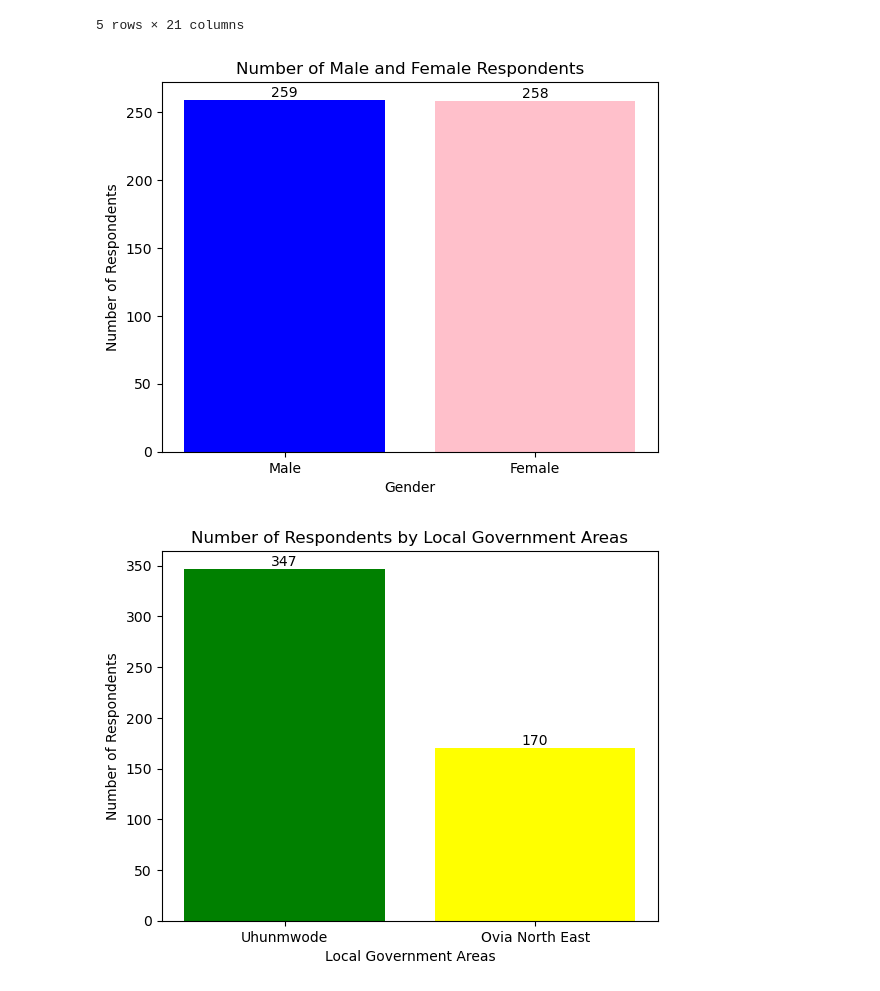
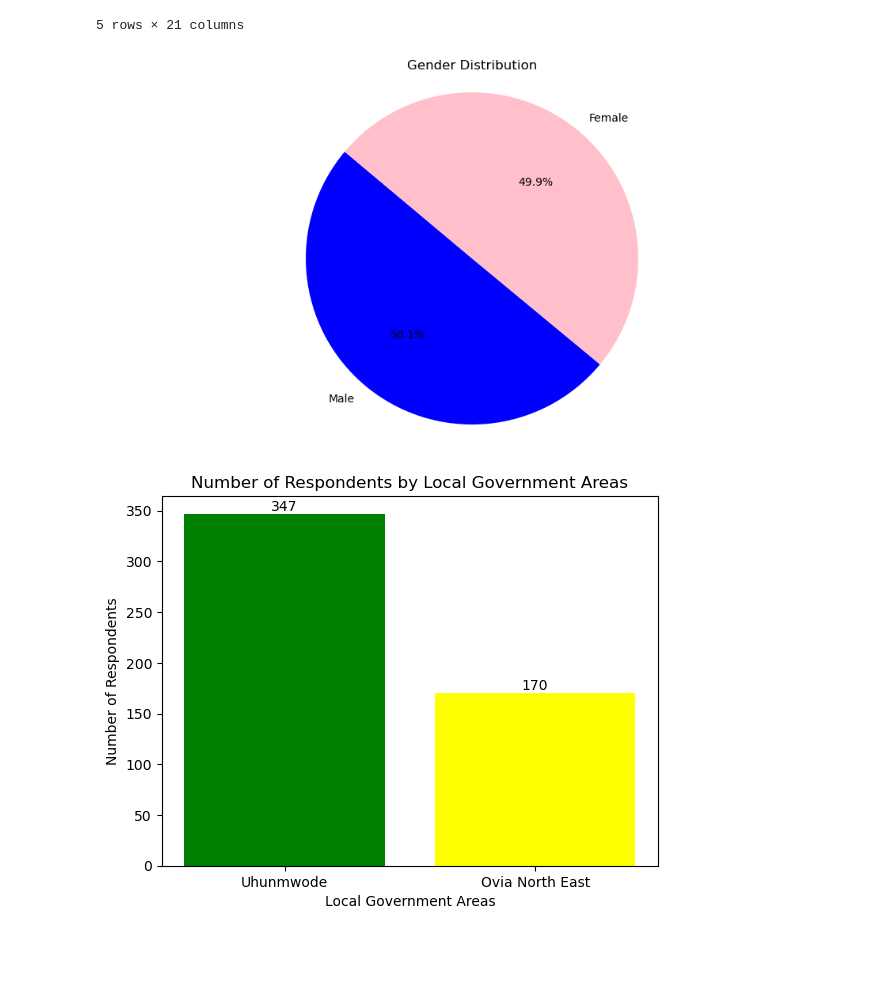
Before and after one commit to amadasunese/GPI_integrated_Project_Baseline_Survey, a Jupyter notebook: survey_data_analysis.ipynb, the cells around one changed output. Saved outputs shown, nothing was run; the diff lists cells and outputs as text; code cells hidden in the pictures; blank space fills up the shorter version.

```diff
--- a/survey_data_analysis.ipynb
+++ b/survey_data_analysis.ipynb
@@ -20,32 +23,52 @@ survey_response.head()
 | 4 | Female | Ovia North East | Oluku | 31 and Above | Christianity | Edo | ... |
 5 rows × 21 columns
 # %%
-import pandas as pd
-import matplotlib.pyplot as plt
+# import pandas as pd
+# import matplotlib.pyplot as plt
 
-# Sample DataFrame
-survey_response = pd.read_csv('survey.csv')
+# # Sample DataFrame
+# survey_response = pd.read_csv('survey.csv')
+
+# # Count the number of males and females
+# gender_counts = survey_response['Sex'].value_counts()
+
+# # Create a bar plot
+# bars = plt.bar(gender_counts.index, gender_counts.values, color=['blue', 'pink'])
+
+# # Add labels and title
+# plt.xlabel('Gender')
+# plt.ylabel('Number of Respondents')
+# plt.title('Number of Male and Female Respondents')
+
+# # Add data labels to the bars
+# for bar in bars:
+#     yval = bar.get_height()
+#     plt.text(bar.get_x() + bar.get_width()/2, yval, round(yval, 2), ha='center', va='bottom', color='black')
+
+# # Show the graph
+# plt.show()
 
 # Count the number of males and females
 gender_counts = survey_response['Sex'].value_counts()
 
-# Create a bar plot
-bars = plt.bar(gender_counts.index, gender_counts.values, color=['blue', 'pink'])
+# Labels and colors for each category
+labels = gender_counts.index
+colors = ['blue', 'pink']
 
-# Add labels and title
-plt.xlabel('Gender')
-plt.ylabel('Number of Respondents')
-plt.title('Number of Male and Female Respondents')
+# Create a pie chart
+plt.figure(figsize=(12, 6))
+plt.pie(gender_counts, labels=labels, colors=colors, autopct='%1.1f%%', startangle=140)
 
-# Add data labels to the bars
-for bar in bars:
-    yval = bar.get_height()
-    plt.text(bar.get_x() + bar.get_width()/2, yval, round(yval, 2), ha='center', va='bottom', color='black')
+# Equal aspect ratio ensures that pie is drawn as a circle
+plt.axis('equal')
 
-# Show the graph
+# Title
+plt.title('Gender Distribution')
+
+# Show the pie chart
 plt.show()
 # %% [output]
-[figure, old version]
+[figure, new version]
 # %%
 Number of respondents by Local Government Areas
 # %%
```
Also changed, not shown: parts of 3 cells of this notebook.
